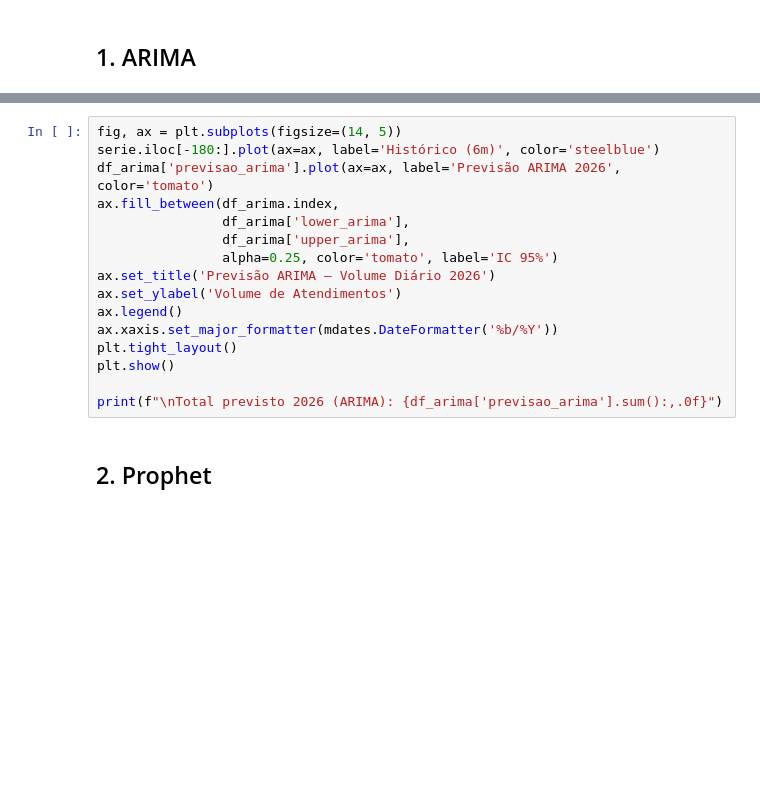
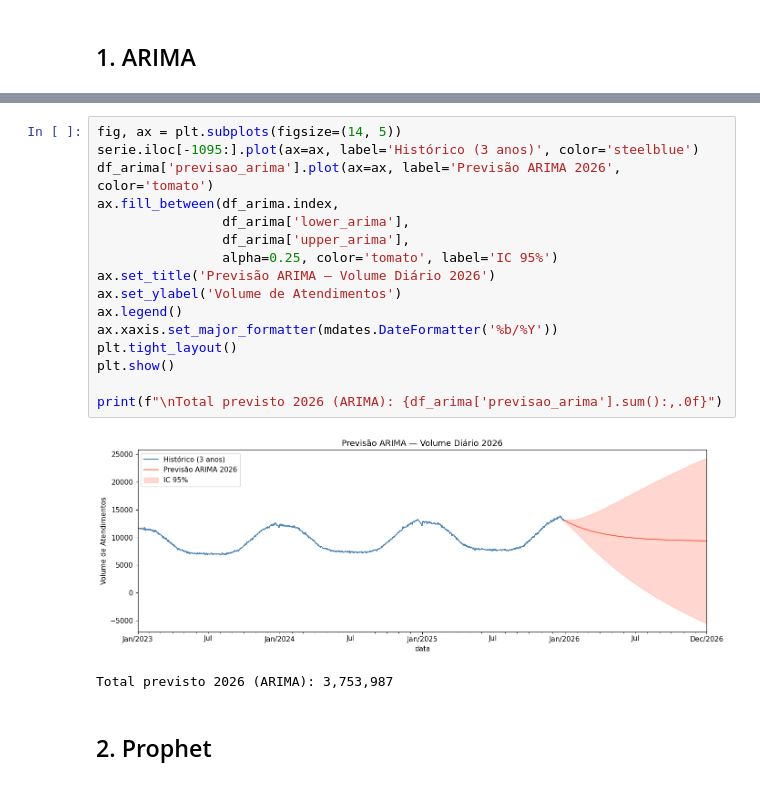
Before and after one commit to Leonardsantos10/tcc-uvv-2026, a Jupyter notebook: Notebooks/Previsão_Volume_Atendimentos.ipynb, the cells around one changed output, grey strips where cells are left out. Cells and saved outputs as stored; diff of their text form; blank space fills up the shorter version.

```diff
--- a/Notebooks/Previsão_Volume_Atendimentos.ipynb
+++ b/Notebooks/Previsão_Volume_Atendimentos.ipynb
@@ -81,19 +128,22 @@ df_arima.head(10)
 # %%
 fig, ax = plt.subplots(figsize=(14, 5))
-serie.iloc[-180:].plot(ax=ax, label='Histórico (6m)', color='steelblue')
+serie.iloc[-1095:].plot(ax=ax, label='Histórico (3 anos)', color='steelblue')
 df_arima['previsao_arima'].plot(ax=ax, label='Previsão ARIMA 2026', color='tomato')
 ax.fill_between(df_arima.index,
                 df_arima['lower_arima'],
                 df_arima['upper_arima'],
                 alpha=0.25, color='tomato', label='IC 95%')
 ax.set_title('Previsão ARIMA — Volume Diário 2026')
 ax.set_ylabel('Volume de Atendimentos')
 ax.legend()
 ax.xaxis.set_major_formatter(mdates.DateFormatter('%b/%Y'))
 plt.tight_layout()
 plt.show()
 
 print(f"\nTotal previsto 2026 (ARIMA): {df_arima['previsao_arima'].sum():,.0f}")
+# %% [output]
+[figure, added]
+Total previsto 2026 (ARIMA): 3,753,987
 # %% [markdown]
 ## 2. Prophet
 # %%
```
Also changed, not shown: parts of 22 cells of this notebook, 8 other files.
